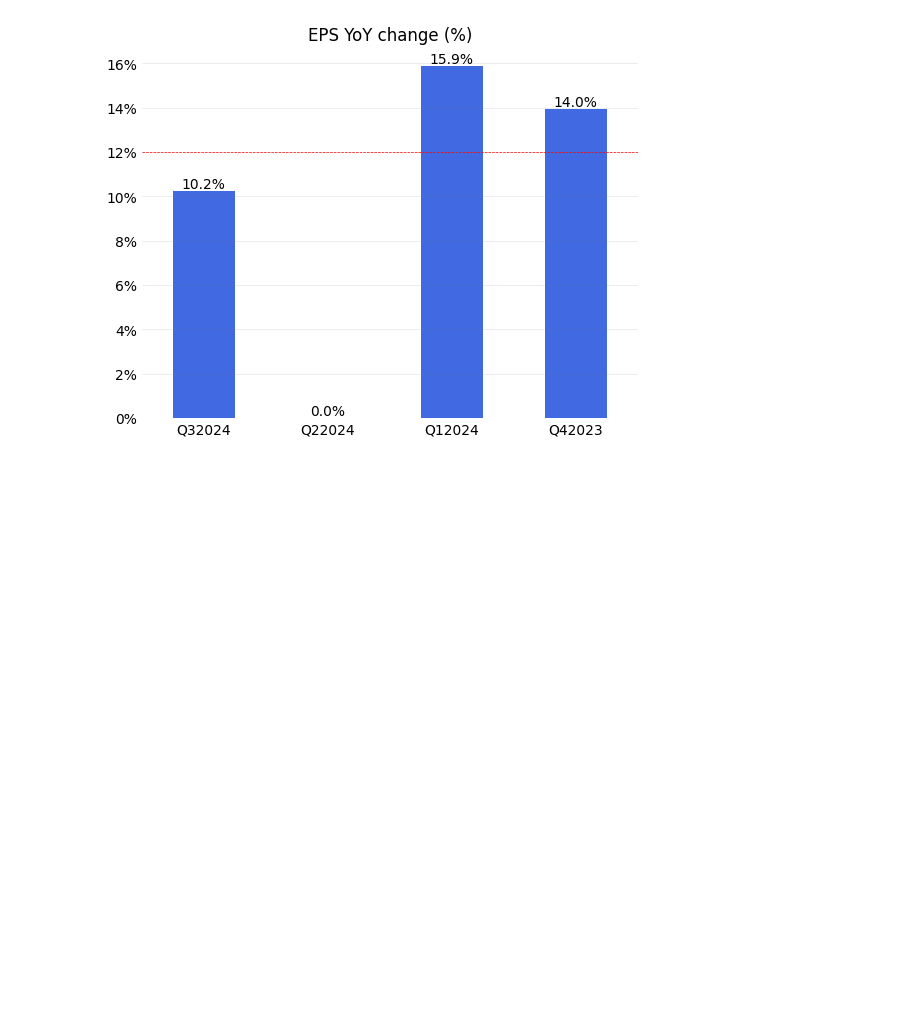
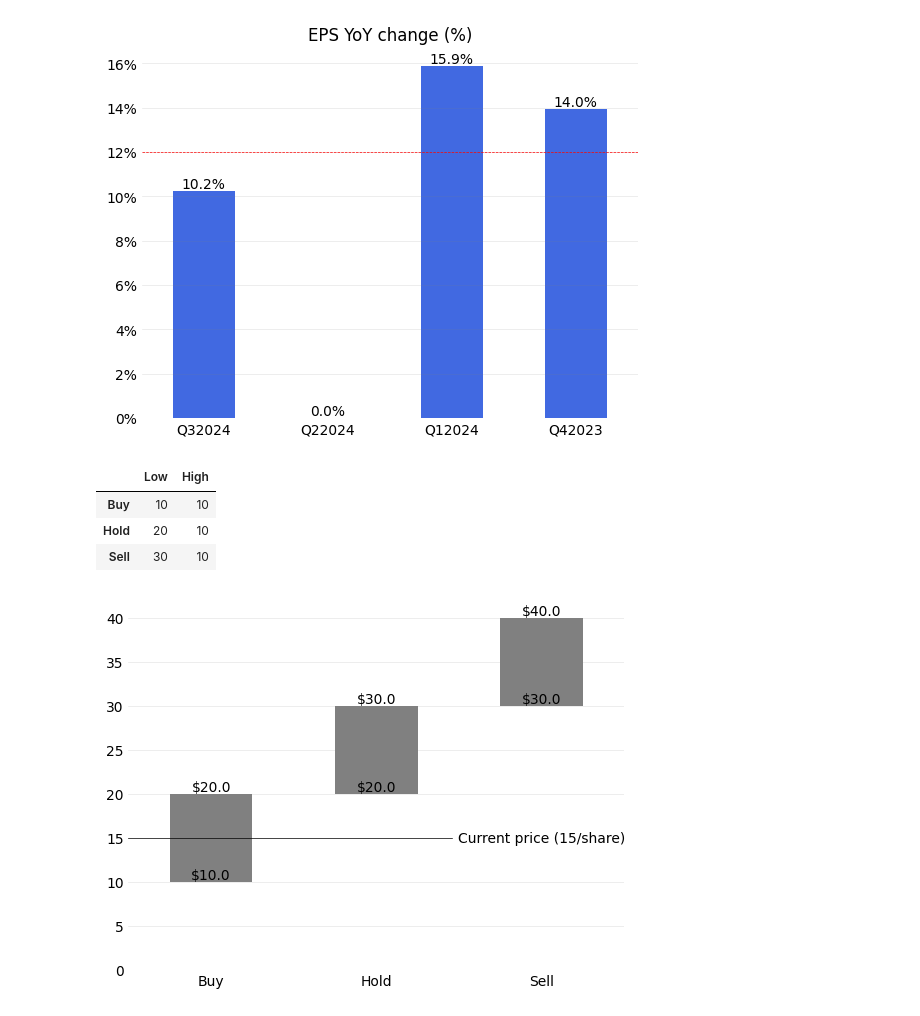
Before and after one commit to marcosfelt/stock-report, a Jupyter notebook: report.ipynb, the cells around one changed output. Saved outputs shown, nothing was run; the diff lists cells and outputs as text; code cells hidden in the pictures; blank space fills up the shorter version.

Commit message:
Add ranges plot

```diff
--- a/report.ipynb
+++ b/report.ipynb
@@ -113,3 +113,29 @@ make_bar_plot(df, "pre_tax_profit_margin", "Pre-tax Profit Margin (%)", color="o
 make_bar_plot(df, "eps_yoy_change", "EPS YoY change (%)", color="royalblue", target=12)
 # %% [output]
 [figure]
+# %%
+price = 15
+ranges = pd.DataFrame(
+    [[10, 10], [20, 10], [30, 10]],
+    columns=["Low", "High"],
+    index=["Buy", "Hold", "Sell"],
+
+)
+ax = ranges.plot.bar(stacked=True, color=[(0, 0, 0, 0), "grey"],
+rot=0)
+ax.get_legend().remove()
+ax.grid(axis='y', color='gray', linestyle='-', linewidth=0.5, alpha=0.2)
+for container in ax.containers:
+    ax.bar_label(container, fmt='$%.1f', label_type='edge')
+for spine in ax.spines.values():
+    spine.set_visible(False)
+ax.tick_params(length=0)
+ax.axhline(price, color='black', linewidth=0.5)
+ax.text(2, price, f"Current price (${price})", va='center', ha='center', backgroundcolor='white')
+ranges
+# %% [output]
+|  | Low | High |
+| Buy | 10 | 10 |
+| Hold | 20 | 10 |
+| Sell | 30 | 10 |
+[figure, added]
```
Also changed, not shown: 1 other file.
